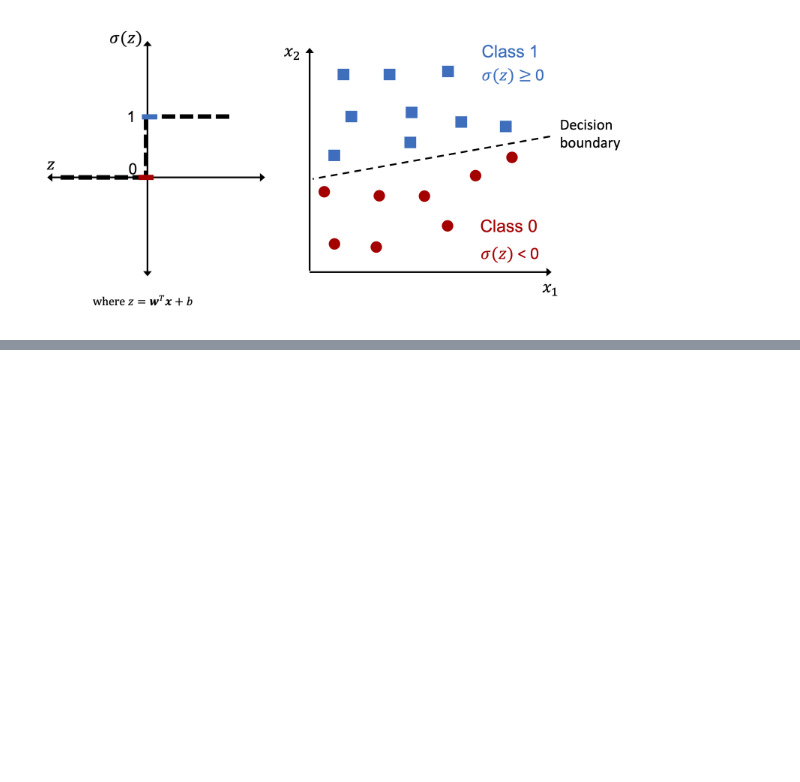
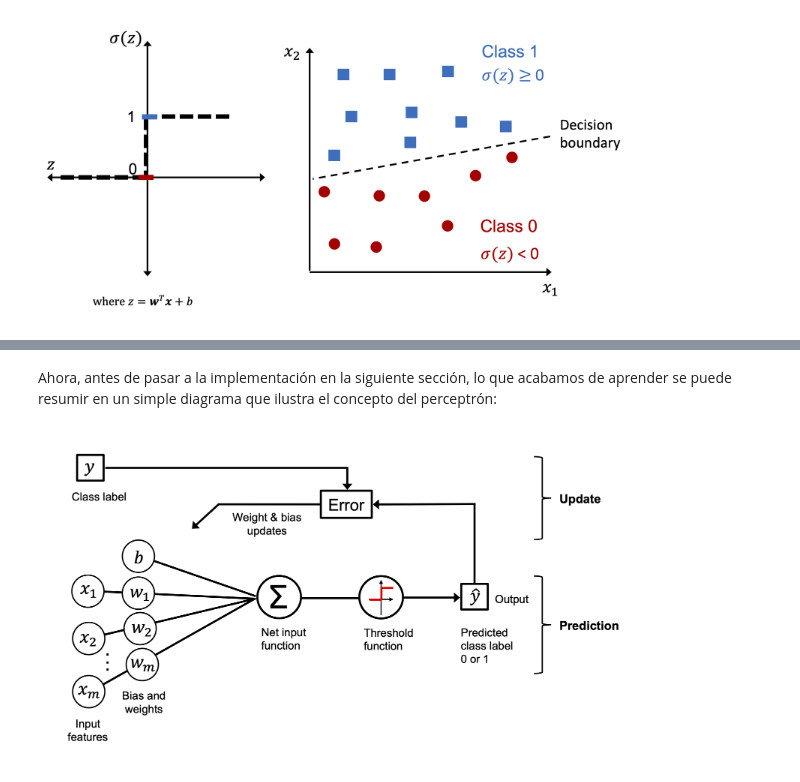
Before and after one commit to jgonzalezmorente/ml-pytorch-scikit-learn, a Jupyter notebook: 02-training-simple-algorithms/training-simple-algorithms.ipynb, the cells around one changed output, grey strips where cells are left out. Saved outputs shown, nothing was run; the diff lists cells and outputs as text; code cells hidden in the pictures; blank space fills up the shorter version.

Commit message:
Implementación perceptrón

```diff
--- a/02-training-simple-algorithms/training-simple-algorithms.ipynb
+++ b/02-training-simple-algorithms/training-simple-algorithms.ipynb
@@ -184,0 +194,6 @@ El aprendizaje del perceptrón es un método simple pero efectivo, especialmente
+# %% [markdown]
+Ahora, antes de pasar a la implementación en la siguiente sección, lo que acabamos de aprender se puede resumir en un simple diagrama que ilustra el concepto del perceptrón:
+# %%
+Image(filename='../machine-learning-book-main/ch02/figures/02_04.png', width=600)
+# %% [output]
+[figure, added]
```
Also changed, not shown: parts of 7 cells of this notebook.
